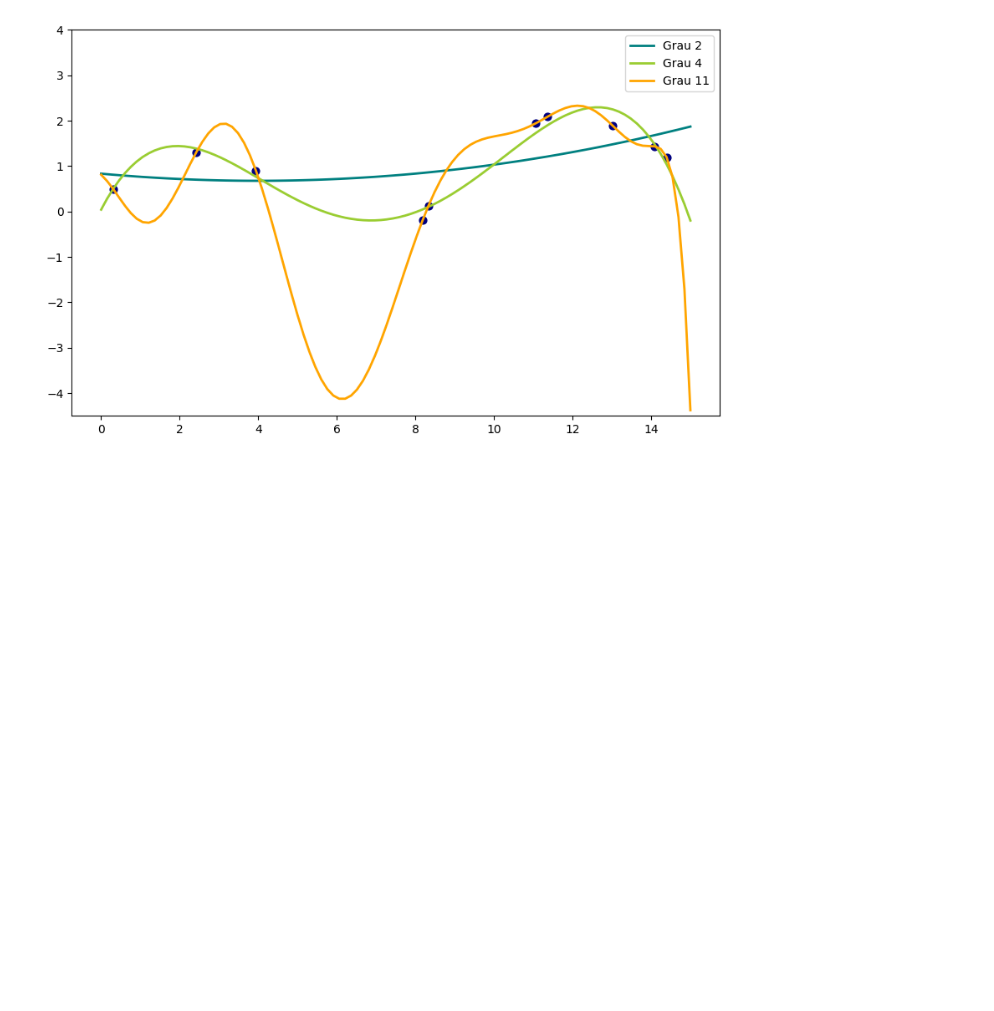
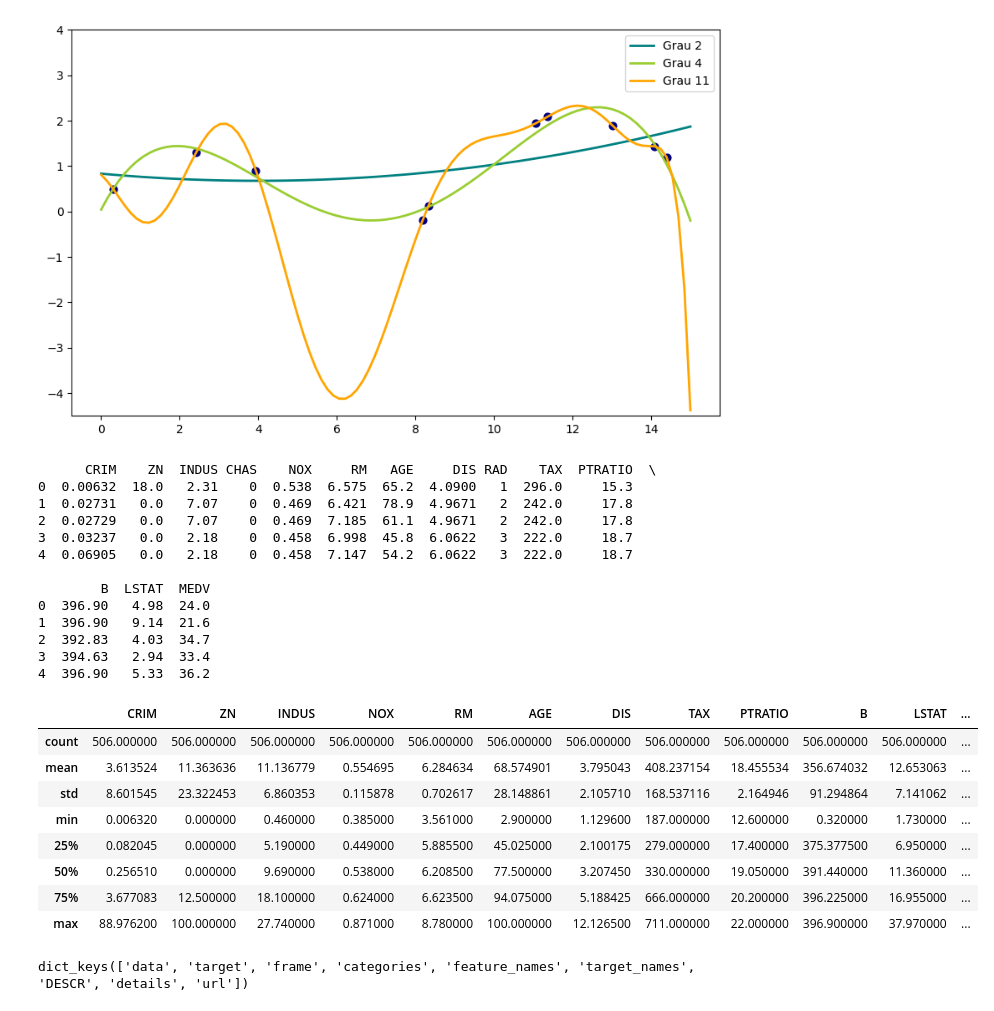
Before and after one commit to 2024S2-ML/.github, a Jupyter notebook: RegressaoPolinomial.ipynb, the cells around one changed output. Cells and saved outputs as stored; diff of their text form; code cells hidden in the pictures; blank space fills up the shorter version.

```diff
--- a/RegressaoPolinomial.ipynb
+++ b/RegressaoPolinomial.ipynb
@@ -127,3 +127,42 @@ plt.legend(loc='best')
 plt.show()
 # %% [output]
 [figure]
+# %%
+from sklearn.datasets import fetch_openml
+import pandas as pd
+
+# Carrega o dataset Boston
+boston = fetch_openml(name="boston", version=1, as_frame=True)
+
+# Converte para DataFrame
+boston_df = boston.frame
+
+
+boston_df.describe()
+# %% [output]
+      CRIM    ZN  INDUS CHAS    NOX     RM   AGE     DIS RAD    TAX  PTRATIO  \
+0  0.00632  18.0   2.31    0  0.538  6.575  65.2  4.0900   1  296.0     15.3
+1  0.02731   0.0   7.07    0  0.469  6.421  78.9  4.9671   2  242.0     17.8
+2  0.02729   0.0   7.07    0  0.469  7.185  61.1  4.9671   2  242.0     17.8
+3  0.03237   0.0   2.18    0  0.458  6.998  45.8  6.0622   3  222.0     18.7
+4  0.06905   0.0   2.18    0  0.458  7.147  54.2  6.0622   3  222.0     18.7
+
+        B  LSTAT  MEDV
+0  396.90   4.98  24.0
+1  396.90   9.14  21.6
+2  392.83   4.03  34.7
+3  394.63   2.94  33.4
+4  396.90   5.33  36.2
+|  | CRIM | ZN | INDUS | NOX | RM | AGE | DIS | TAX | PTRATIO | B | LSTAT | ... |
+| count | 506.000000 | 506.000000 | 506.000000 | 506.000000 | 506.000000 | 506.000000 | 506.000000 | 506.000000 | 506.000000 | 506.000000 | 506.000000 | ... |
+| mean | 3.613524 | 11.363636 | 11.136779 | 0.554695 | 6.284634 | 68.574901 | 3.795043 | 408.237154 | 18.455534 | 356.674032 | 12.653063 | ... |
+| std | 8.601545 | 23.322453 | 6.860353 | 0.115878 | 0.702617 | 28.148861 | 2.105710 | 168.537116 | 2.164946 | 91.294864 | 7.141062 | ... |
+| min | 0.006320 | 0.000000 | 0.460000 | 0.385000 | 3.561000 | 2.900000 | 1.129600 | 187.000000 | 12.600000 | 0.320000 | 1.730000 | ... |
+| 25% | 0.082045 | 0.000000 | 5.190000 | 0.449000 | 5.885500 | 45.025000 | 2.100175 | 279.000000 | 17.400000 | 375.377500 | 6.950000 | ... |
+| 50% | 0.256510 | 0.000000 | 9.690000 | 0.538000 | 6.208500 | 77.500000 | 3.207450 | 330.000000 | 19.050000 | 391.440000 | 11.360000 | ... |
+| 75% | 3.677083 | 12.500000 | 18.100000 | 0.624000 | 6.623500 | 94.075000 | 5.188425 | 666.000000 | 20.200000 | 396.225000 | 16.955000 | ... |
+| max | 88.976200 | 100.000000 | 27.740000 | 0.871000 | 8.780000 | 100.000000 | 12.126500 | 711.000000 | 22.000000 | 396.900000 | 37.970000 | ... |
+# %%
+boston.keys()
+# %% [output]
+dict_keys(['data', 'target', 'frame', 'categories', 'feature_names', 'target_names', 'DESCR', 'details', 'url'])
```
